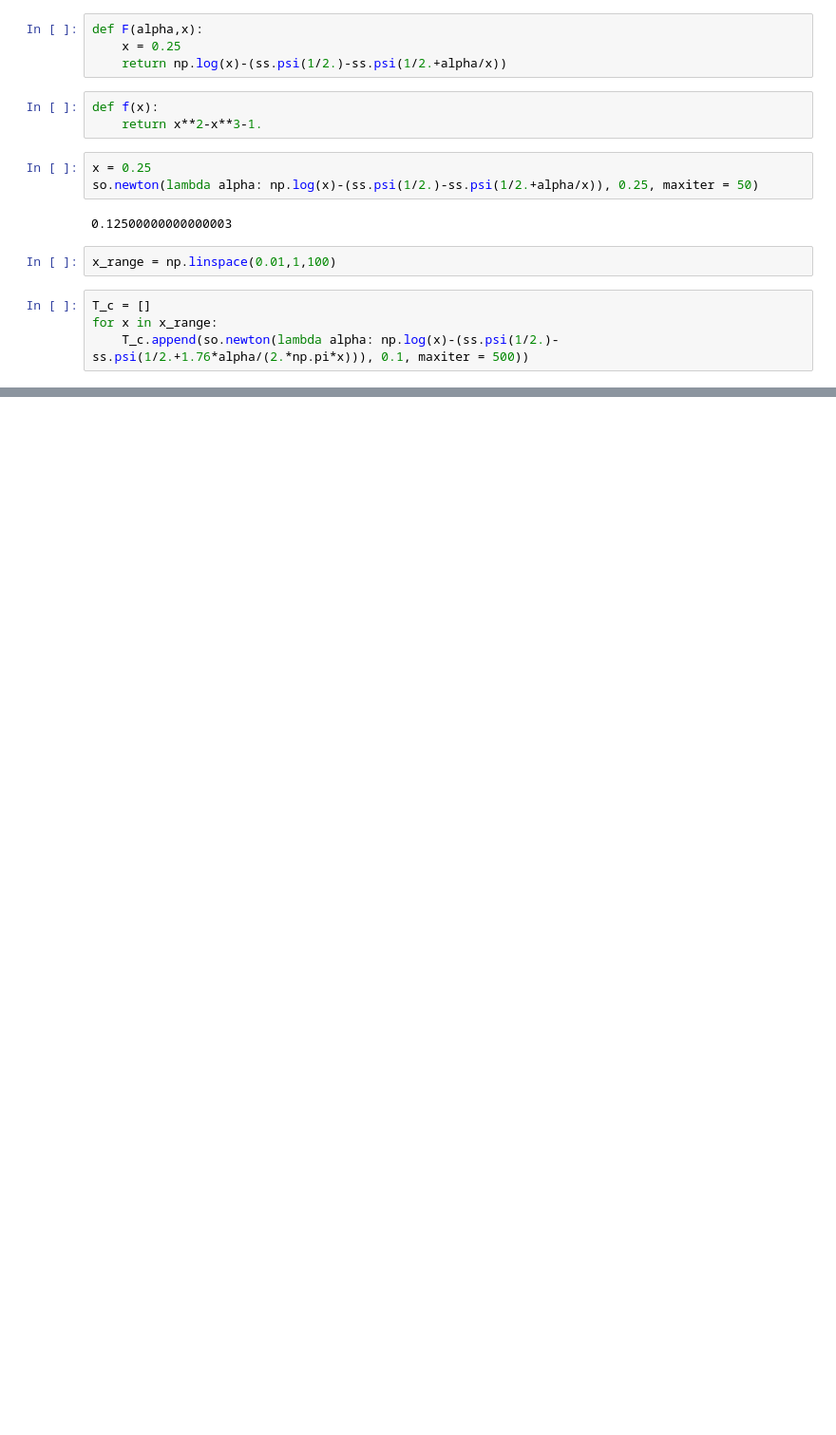
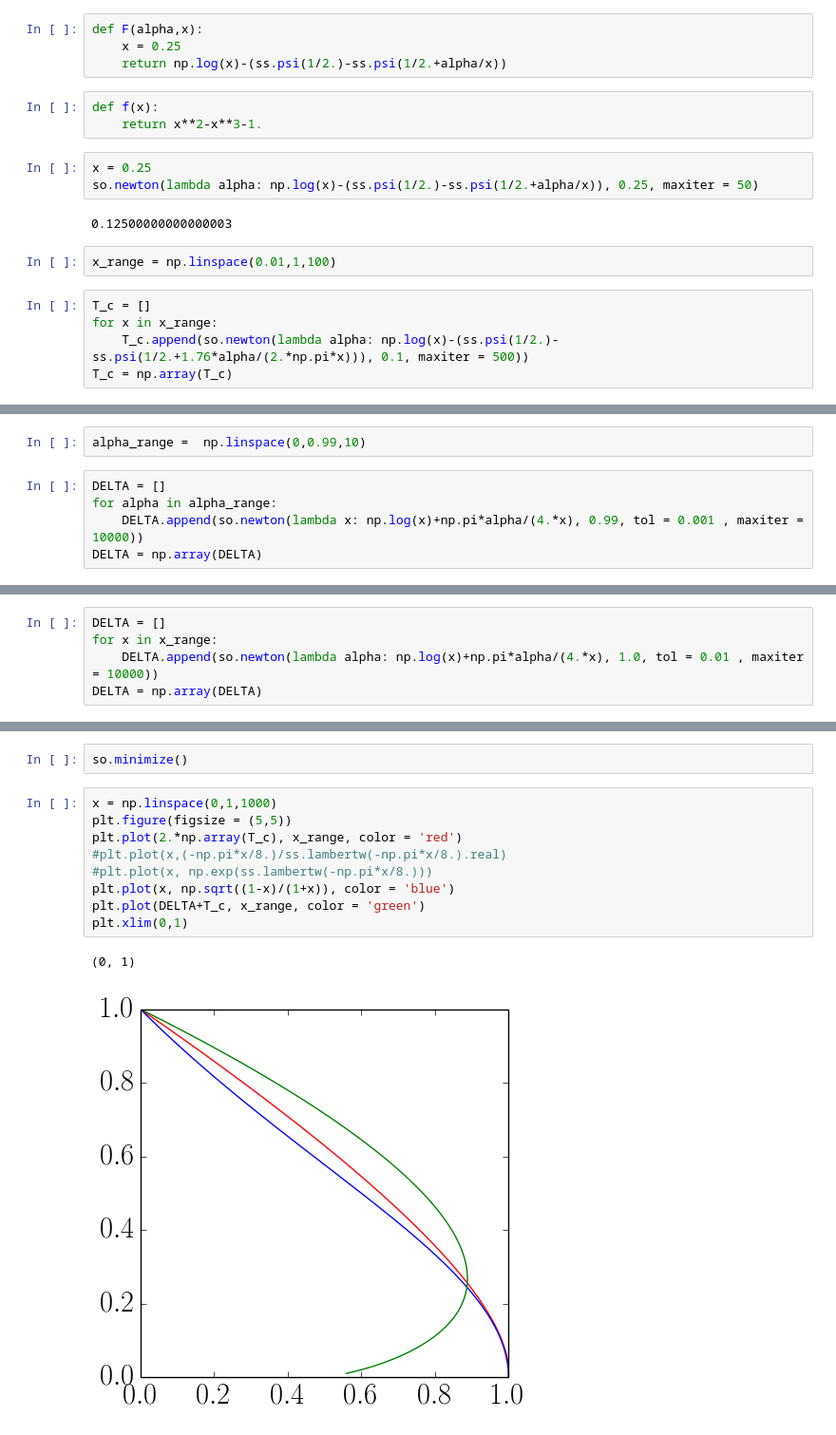
Before and after one commit to PatWinkel/KIT_Cudi, a Jupyter notebook: Project M/01Pair-breaking strength.ipynb, the cells around one changed output, grey strips where cells are left out. Shown at 95% size. Saved outputs shown, nothing was run; the diff lists cells and outputs as text; blank space fills up the shorter version.

```diff
--- a/Project M/01Pair-breaking strength.ipynb
+++ b/Project M/01Pair-breaking strength.ipynb
@@ -73,3 +62,4 @@ x_range = np.linspace(0.01,1,100)
 T_c = []
 for x in x_range:
     T_c.append(so.newton(lambda alpha: np.log(x)-(ss.psi(1/2.)-ss.psi(1/2.+1.76*alpha/(2.*np.pi*x))), 0.1, maxiter = 500))
+T_c = np.array(T_c)
@@ -81,0 +66,7 @@ plt.xlim(0,1.0)
+# %%
+alpha_range =  np.linspace(0,0.99,10)
+# %%
+DELTA = []
+for alpha in alpha_range:
+    DELTA.append(so.newton(lambda x: np.log(x)+np.pi*alpha/(4.*x), 0.99, tol = 0.001 , maxiter = 10000))
+DELTA = np.array(DELTA)
@@ -81,0 +75,5 @@ plt.xlim(0,1.0)
+# %%
+DELTA = []
+for x in x_range:
+    DELTA.append(so.newton(lambda alpha: np.log(x)+np.pi*alpha/(4.*x), 1.0, tol = 0.01 , maxiter = 10000))
+DELTA = np.array(DELTA)
@@ -81,0 +123,14 @@ plt.xlim(0,1.0)
+# %%
+so.minimize()
+# %%
+x = np.linspace(0,1,1000)
+plt.figure(figsize = (5,5))
+plt.plot(2.*np.array(T_c), x_range, color = 'red')
+#plt.plot(x,(-np.pi*x/8.)/ss.lambertw(-np.pi*x/8.).real)
+#plt.plot(x, np.exp(ss.lambertw(-np.pi*x/8.)))
+plt.plot(x, np.sqrt((1-x)/(1+x)), color = 'blue')
+plt.plot(DELTA+T_c, x_range, color = 'green')
+plt.xlim(0,1)
+# %% [output]
+(0, 1)
+[figure, added]
```
Also changed, not shown: parts of 8 cells of this notebook, 1 other file.
